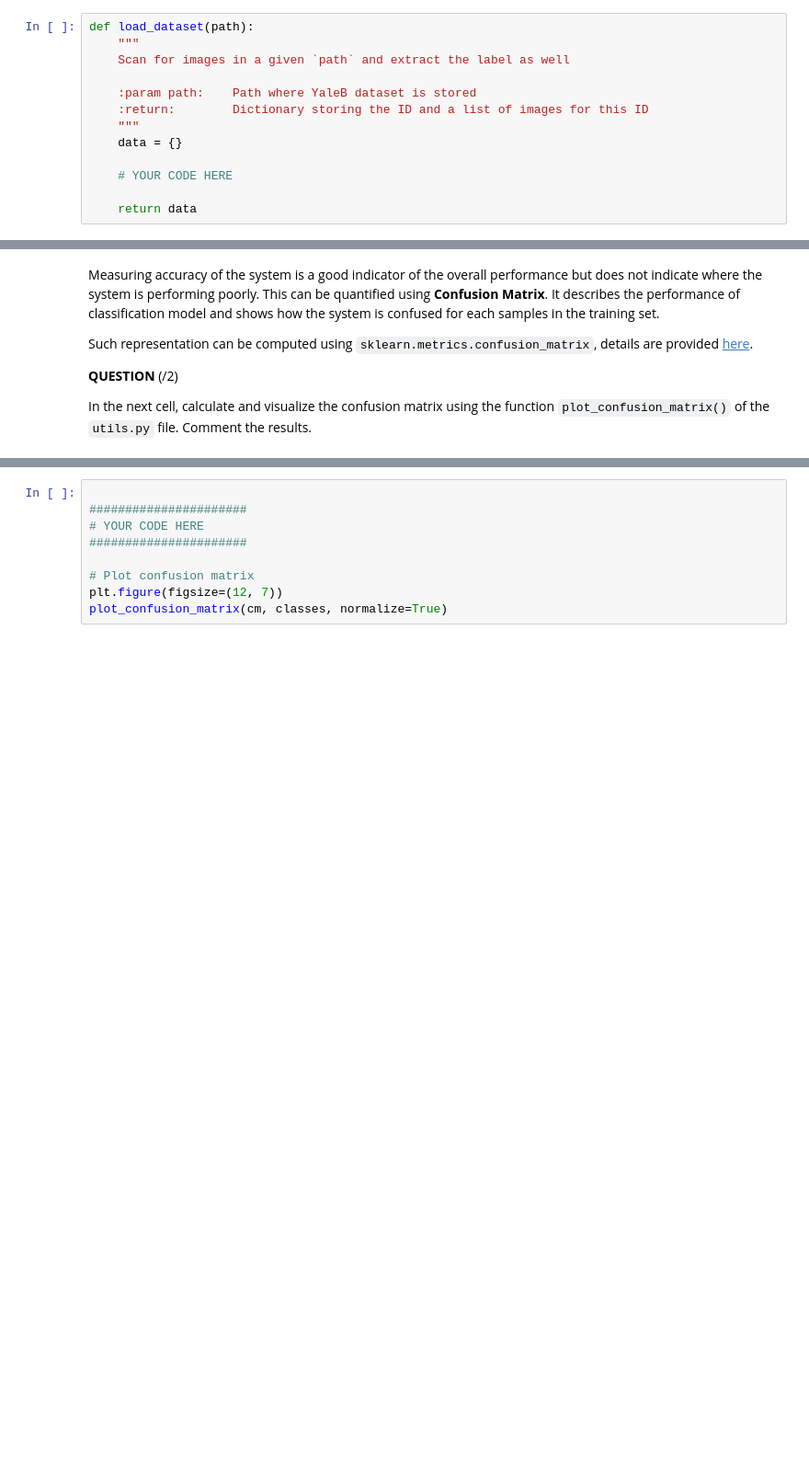
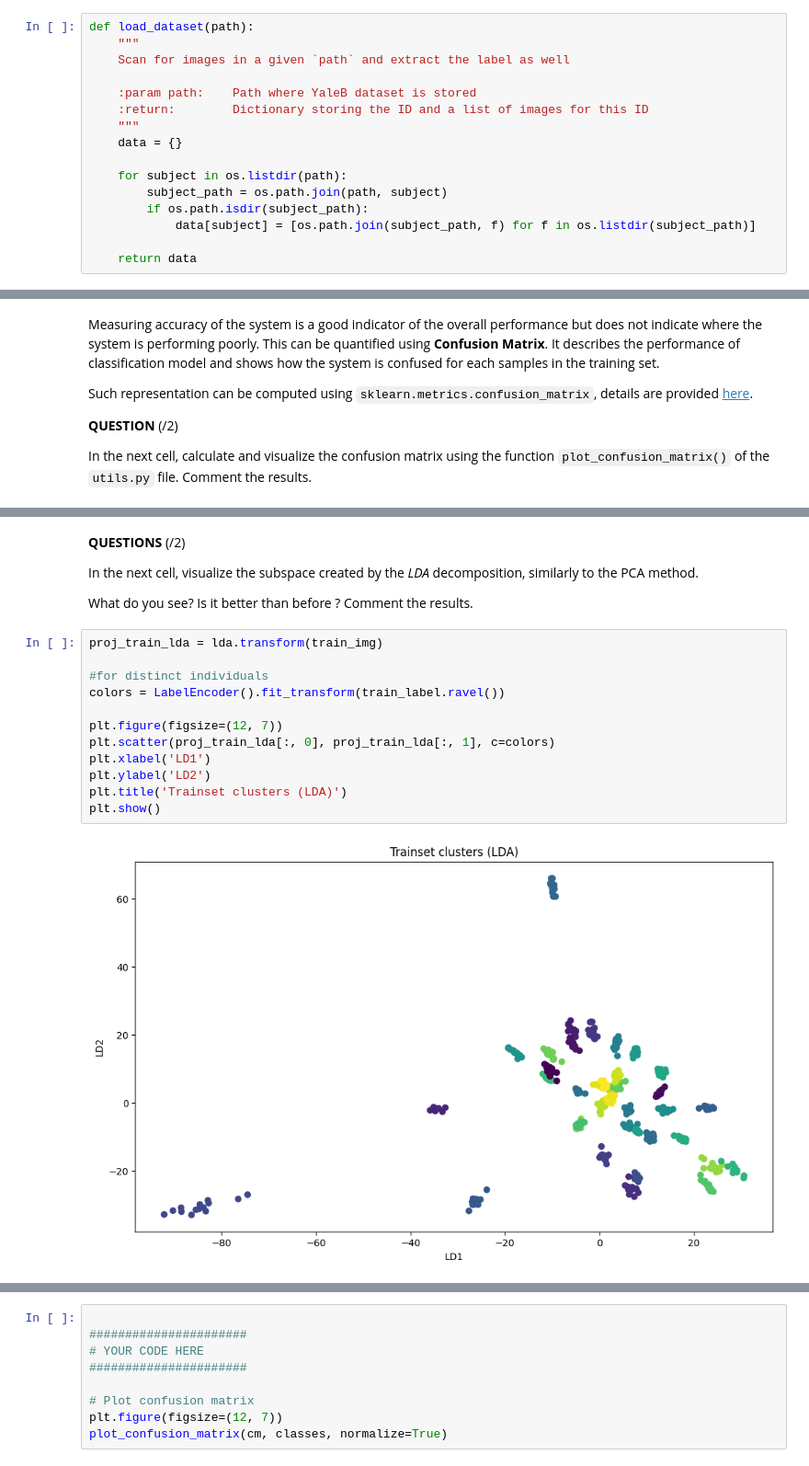
Before and after one commit to hamousz/sigProcLab, a Jupyter notebook: Lab2/notebook/02_object_detection_and_recognition_2025.ipynb, the cells around one changed output, grey strips where cells are left out. Shown at 92% size. Cells and saved outputs as stored; diff of their text form; blank space fills up the shorter version.

```diff
--- a/Lab2/notebook/02_object_detection_and_recognition_2025.ipynb
+++ b/Lab2/notebook/02_object_detection_and_recognition_2025.ipynb
@@ -947,7 +964,10 @@ def load_dataset(path):
     """
     data = {}
 
-    # YOUR CODE HERE
+    for subject in os.listdir(path):
+        subject_path = os.path.join(path, subject)
+        if os.path.isdir(subject_path):
+            data[subject] = [os.path.join(subject_path, f) for f in os.listdir(subject_path)]
 
     return data
 # %% [markdown]
@@ -1227,0 +1365,20 @@ plot_confusion_matrix(cm, classes, normalize=True)
+# %% [markdown]
+**QUESTIONS** (/2)
+
+In the next cell, visualize the subspace created by the _LDA_ decomposition, similarly to the PCA method.
+
+What do you see? Is it better than before ? Comment the results.
+# %%
+proj_train_lda = lda.transform(train_img)
+
+#for distinct individuals
+colors = LabelEncoder().fit_transform(train_label.ravel())
+
+plt.figure(figsize=(12, 7))
+plt.scatter(proj_train_lda[:, 0], proj_train_lda[:, 1], c=colors)
+plt.xlabel('LD1')
+plt.ylabel('LD2')
+plt.title('Trainset clusters (LDA)')
+plt.show()
+# %% [output]
+[figure, added]
```
Also changed, not shown: parts of 69 cells of this notebook.
